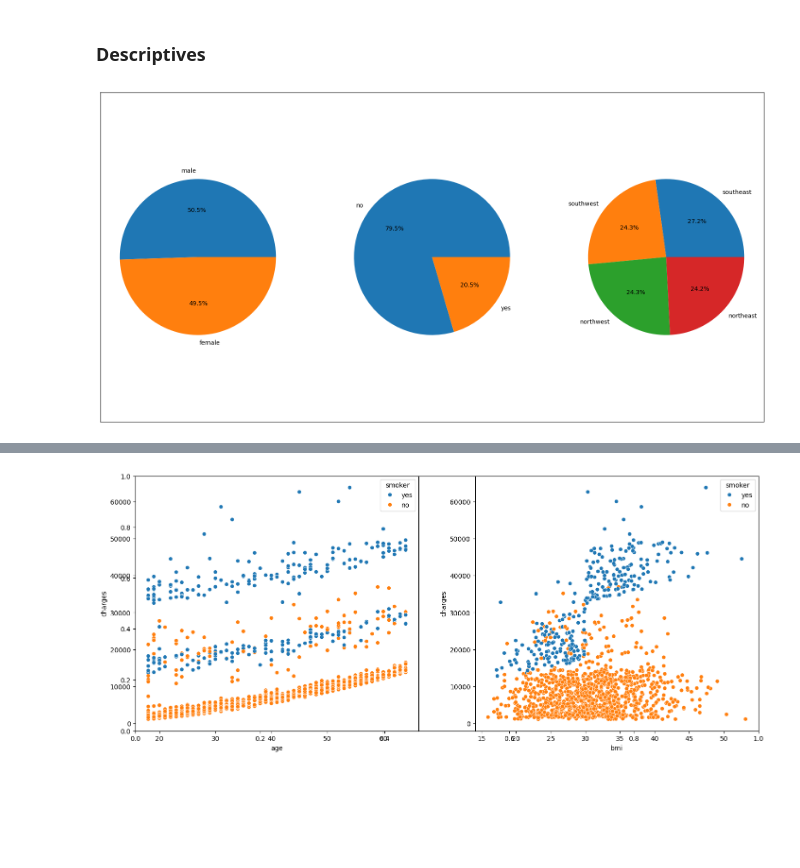
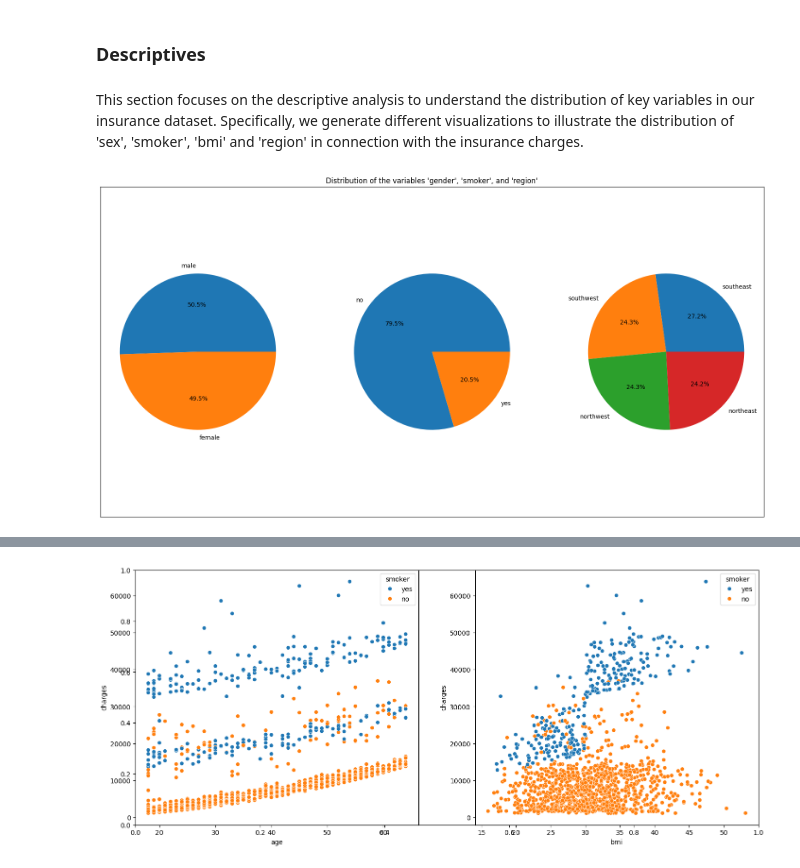
Before and after one commit to SaloWi/cas_mod4, a Jupyter notebook: M6_Project.ipynb, the cells around one changed output, grey strips where cells are left out. Saved outputs shown, nothing was run; the diff lists cells and outputs as text; code cells hidden in the pictures; blank space fills up the shorter version.

```diff
--- a/M6_Project.ipynb
+++ b/M6_Project.ipynb
@@ -95,22 +95,24 @@ memory usage: 73.3+ KB
 None
 # %% [markdown]
 ### Descriptives
+# %% [markdown]
+This section focuses on the descriptive analysis to understand the distribution of key variables in our insurance dataset. Specifically, we generate different visualizations to illustrate the distribution of 'sex', 'smoker', 'bmi' and 'region' in connection with the insurance charges.
 # %%
 # Generate plot of the distribution of the variables 'sex', 'smoker', and 'region'
 features = ['sex', 'smoker', 'region']
 
 plt.subplots(figsize=(20, 10))
+plt.title('Distribution of the variables \'gender\', \'smoker\', and \'region\'')
 plt.xticks([], [])
 plt.yticks([], [])
 for i, col in enumerate(features):
     plt.subplot(1, 3, i + 1)
 
     x = data[col].value_counts()
     plt.pie(x.values,
             labels=x.index,
             autopct='%1.1f%%')
 
-
 plt.show()
 # %% [output]
-[figure, old version]
+[figure, new version]
```
Also changed, not shown: parts of 21 cells of this notebook.
